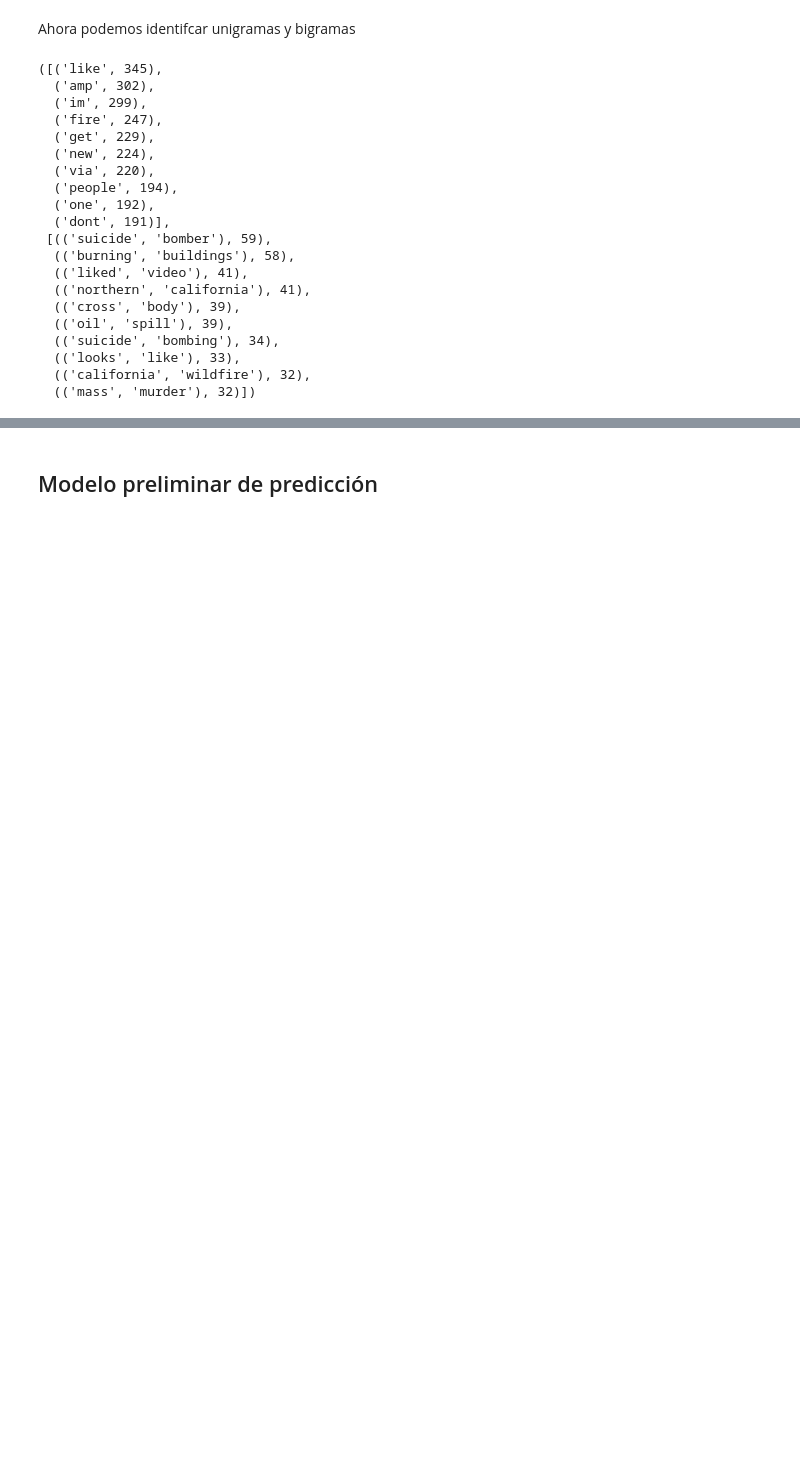
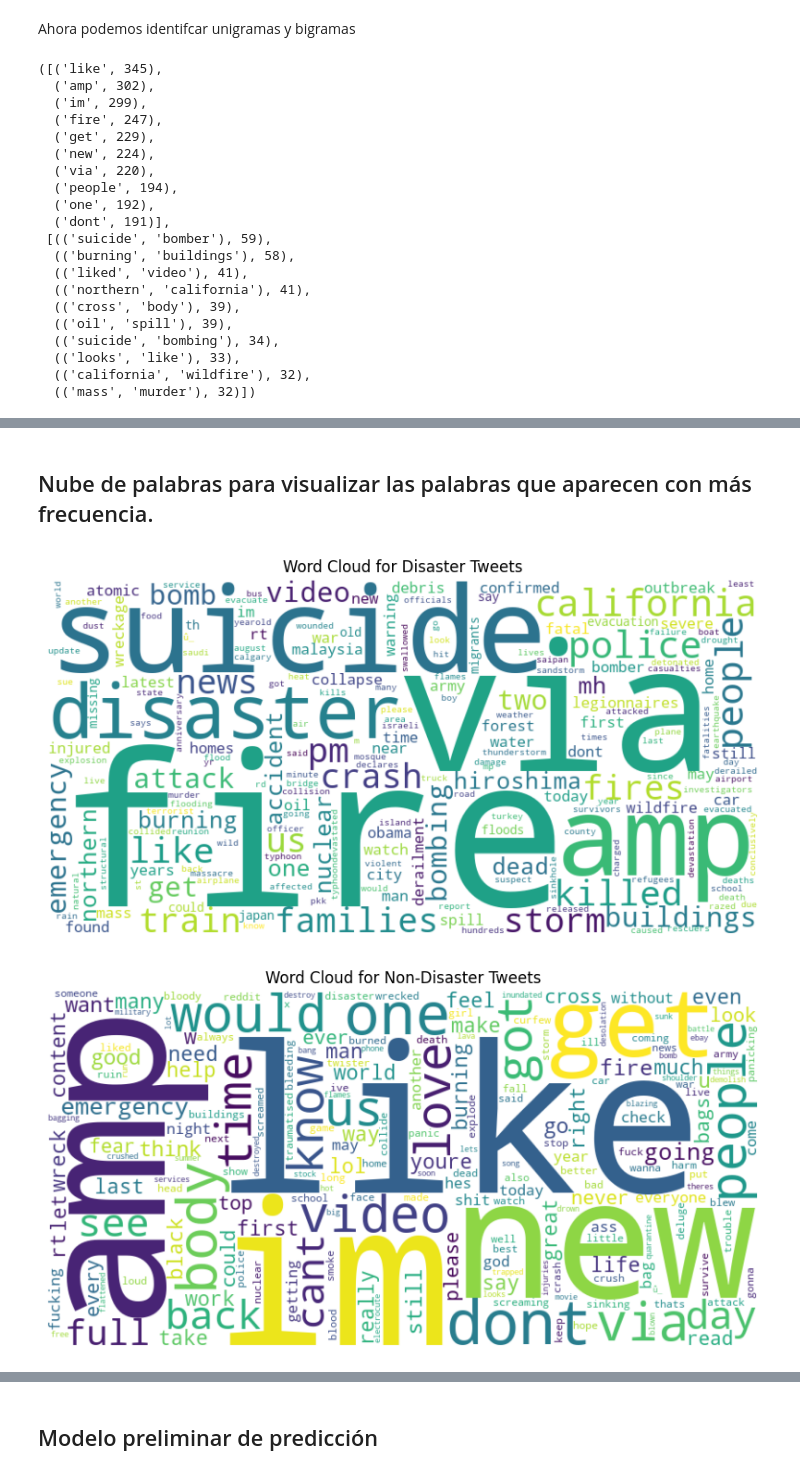
Before and after one commit to guzmanalejandra/Lab4-DS, a Jupyter notebook: main.ipynb, the cells around one changed output, grey strips where cells are left out. Cells and saved outputs as stored; diff of their text form; code cells hidden in the pictures; blank space fills up the shorter version.

```diff
--- a/main.ipynb
+++ b/main.ipynb
@@ -138,3 +138,19 @@ top_10_unigrams, top_10_bigrams
   (('looks', 'like'), 33),
   (('california', 'wildfire'), 32),
   (('mass', 'murder'), 32)])
+# %%
+from collections import Counter
+
+#Separar en los que son desastres y no son desastres.
+disaster_tweets = data[data['target'] == 1]['processed_text']
+non_disaster_tweets = data[data['target'] == 0]['processed_text']
+
+
+disaster_word_freq = Counter(" ".join(disaster_tweets).split())
+non_disaster_word_freq = Counter(" ".join(non_disaster_tweets).split())
+
+
+disaster_top10 = disaster_word_freq.most_common(10)
+non_disaster_top10 = non_disaster_word_freq.most_common(10)
+
+disaster_top10, non_disaster_top10
@@ -140,0 +197,21 @@ top_10_unigrams, top_10_bigrams
+# %% [markdown]
+## Nube de palabras para visualizar las palabras que aparecen con más frecuencia.
+# %%
+import matplotlib.pyplot as plt
+from wordcloud import WordCloud
+
+# Funciona para generar la nube de palabras
+def generate_wordcloud(word_freq, title):
+    wordcloud = WordCloud(width=800, height=400, background_color='white').generate_from_frequencies(word_freq)
+    plt.figure(figsize=(10, 5))
+    plt.imshow(wordcloud, interpolation='bilinear')
+    plt.title(title)
+    plt.axis('off')
+    plt.show()
+
+
+generate_wordcloud(disaster_word_freq, 'Word Cloud for Disaster Tweets')
+generate_wordcloud(non_disaster_word_freq, 'Word Cloud for Non-Disaster Tweets')
+# %% [output]
+[figure, added]
+[figure, added]
```
Also changed, not shown: parts of 7 cells of this notebook.
